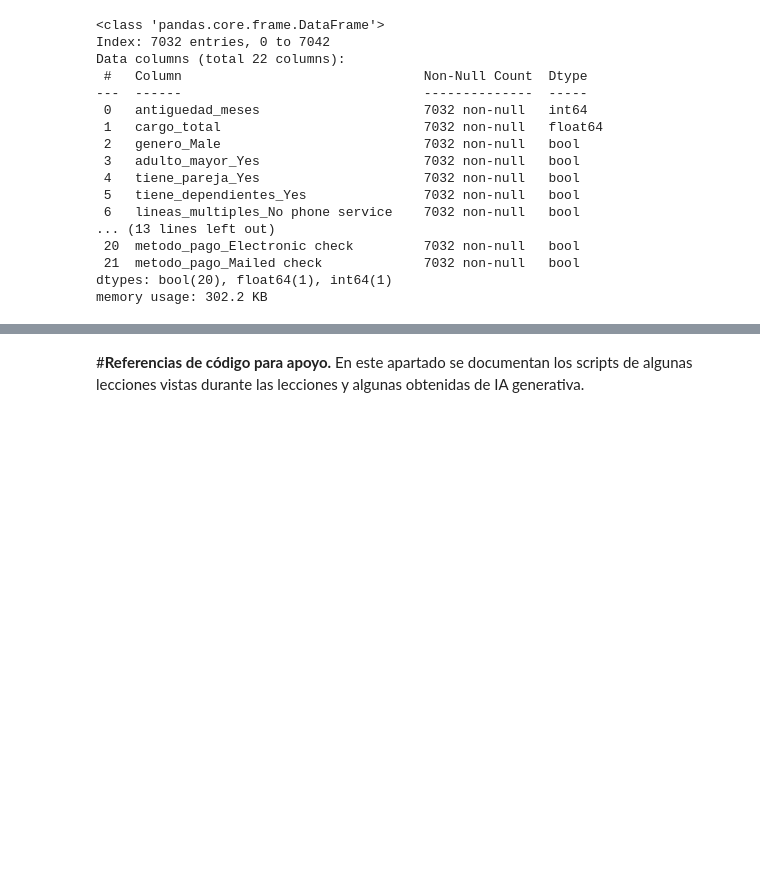
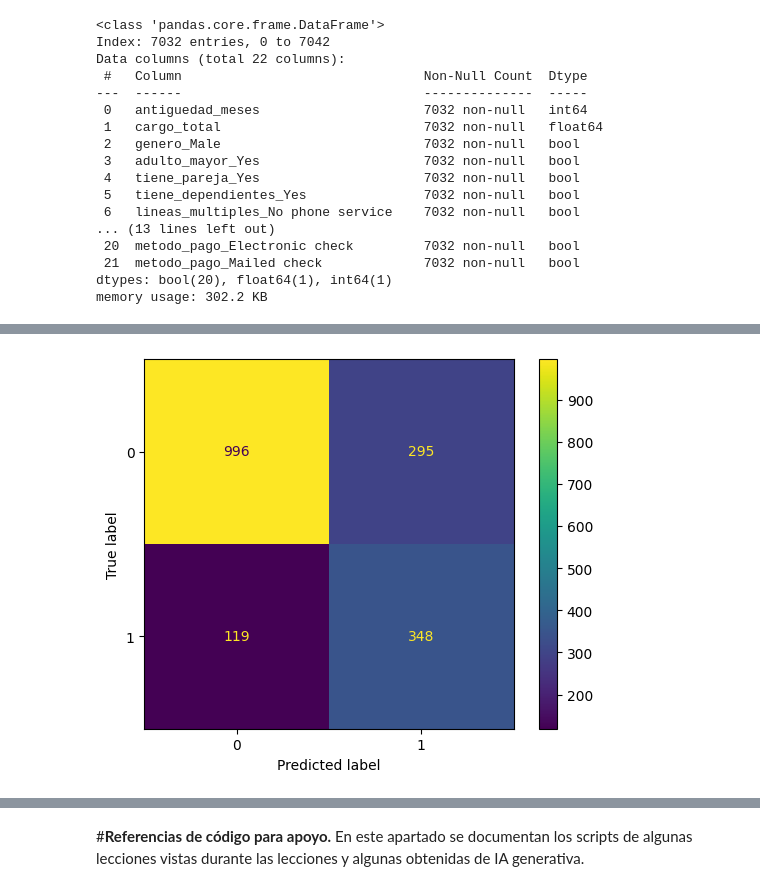
Before and after one commit to GuzVenegas/TelecomX_parte2, a Jupyter notebook: TelecomX_SegundaParte.ipynb, the cells around one changed output, grey strips where cells are left out. Cells and saved outputs as stored; diff of their text form; code cells hidden in the pictures; blank space fills up the shorter version.

```diff
--- a/TelecomX_SegundaParte.ipynb
+++ b/TelecomX_SegundaParte.ipynb
@@ -647,0 +929,17 @@ from sklearn.metrics import accuracy_score, classification_report, confusion_mat
+# %%
+best_rf = RandomForestClassifier(
+    max_depth=10,
+    max_features='sqrt',
+    min_samples_leaf=3,
+    min_samples_split=2,
+    n_estimators=200,
+    class_weight='balanced',
+    random_state=42
+)
+
+best_rf.fit(X_train, y_train)
+y_pred = best_rf.predict(X_test)
+
+matriz_confusion_rf2 = confusion_matrix(y_test, y_pred)
+print(classification_report(y_test, y_pred))
+print(confusion_matrix(y_test, y_pred))
@@ -647,0 +958,5 @@ from sklearn.metrics import accuracy_score, classification_report, confusion_mat
+# %%
+visaulizacion = ConfusionMatrixDisplay( confusion_matrix = matriz_confusion_rf2)
+visaulizacion.plot();
+# %% [output]
+[figure, added]
```
Also changed, not shown: parts of 35 cells of this notebook.
